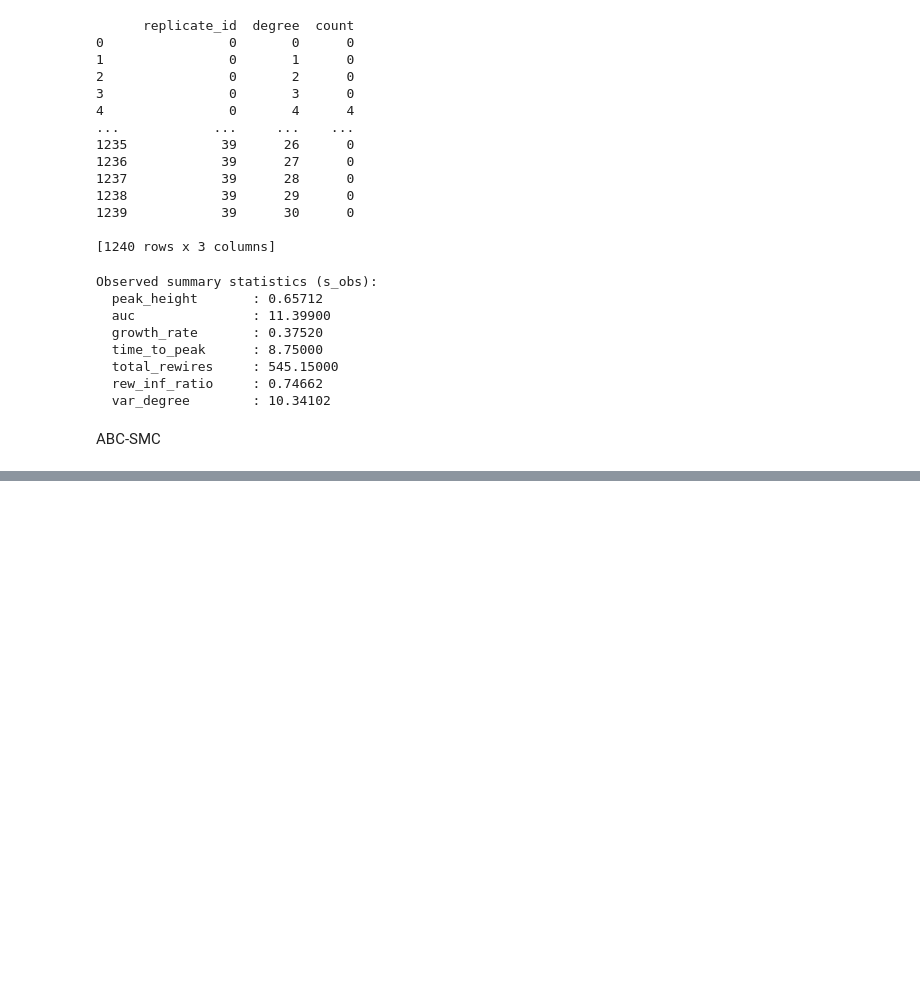
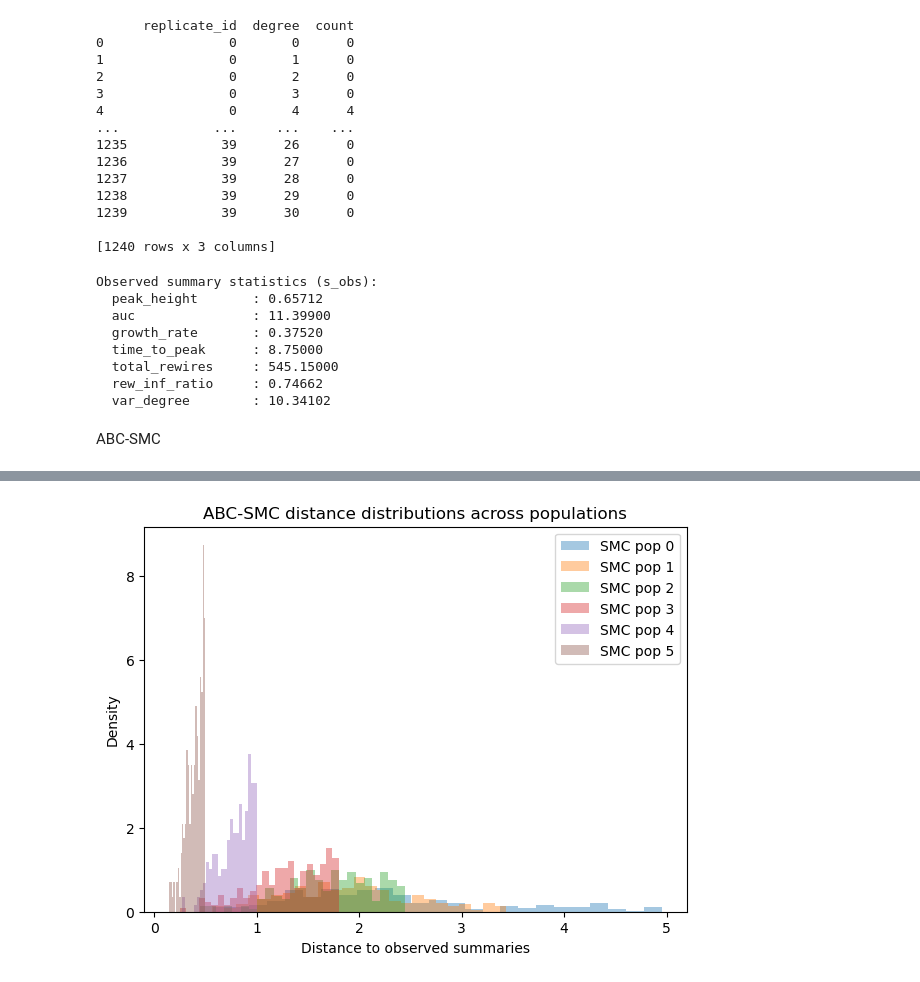
Before and after one commit to rooderich/ST3247_Assignment_Sem2_25-26, a Jupyter notebook: ABC_SMC2.ipynb, the cells around one changed output, grey strips where cells are left out. Saved outputs shown, nothing was run; the diff lists cells and outputs as text; code cells hidden in the pictures; blank space fills up the shorter version.

```diff
--- a/ABC_SMC2.ipynb
+++ b/ABC_SMC2.ipynb
@@ -183,0 +205,9 @@ If you already executed the SMC run in another session, just rerun that cell bef
+# %%
+def weighted_mean_and_cov(particles, weights):
+    particles = np.asarray(particles)
+    weights = np.asarray(weights)
+    mean = np.average(particles, axis=0, weights=weights)
+
+    centered = particles - mean
+    cov = np.einsum("i,ij,ik->jk", weights, centered, centered)
+    return mean, cov
@@ -184,12 +341,12 @@ If you already executed the SMC run in another session, just rerun that cell bef
 # %%
-# Example placeholder:
-# rng = np.random.default_rng(123)
-# sigma = {k: pd.read_csv("pilot_results.csv")[f"s_{k}"].std() for k in STAT_NAMES}
-# eps_schedule = [1.8, 1.4, 1.1, 0.9]
-# populations, all_distances = abc_smc(
-#     n_particles=100,
-#     eps_schedule=eps_schedule,
-#     n_reps=REPS_PER_DRAW,
-#     sigma=sigma,
-#     rng=rng,
-# )
+rng = np.random.default_rng(42)
+
+eps_schedule = [5.0, 3.5, 2.5, 1.8, 1.0, 0.5]
+
+populations, all_distances = abc_smc(
+    n_particles=200,
+    eps_schedule=eps_schedule,
+    n_reps=REPS_PER_DRAW,
+    sigma=sigma,
+    rng=rng
+)
@@ -335,0 +376,11 @@ comparison_df
+# %%
+plt.figure(figsize=(7,5))
+for t, dist in enumerate(all_distances):
+    plt.hist(dist, bins=25, alpha=0.4, density=True, label=f"SMC pop {t}")
+plt.xlabel("Distance to observed summaries")
+plt.ylabel("Density")
+plt.title("ABC-SMC distance distributions across populations")
+plt.legend()
+plt.show()
+# %% [output]
+[figure, added]
```
Also changed, not shown: parts of 23 cells of this notebook.
